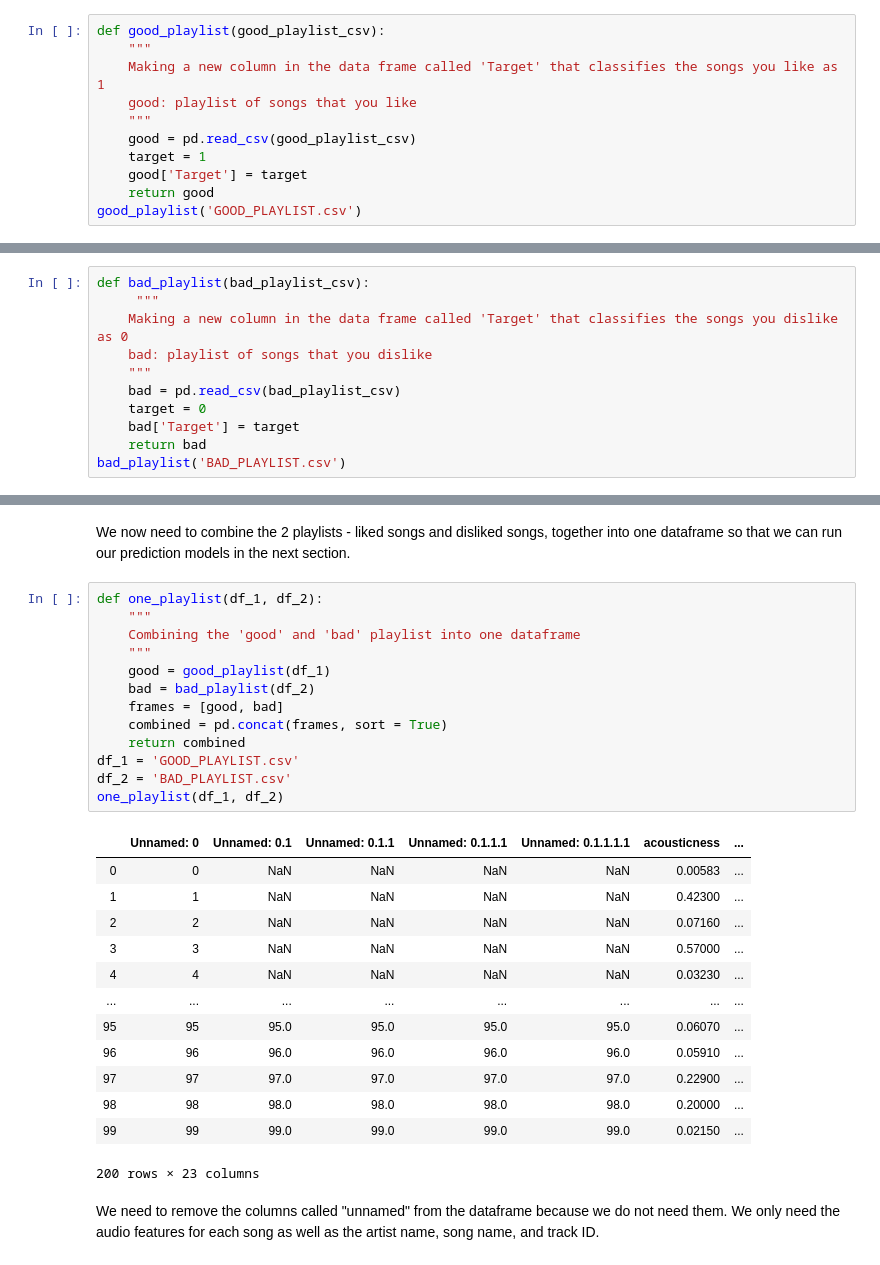
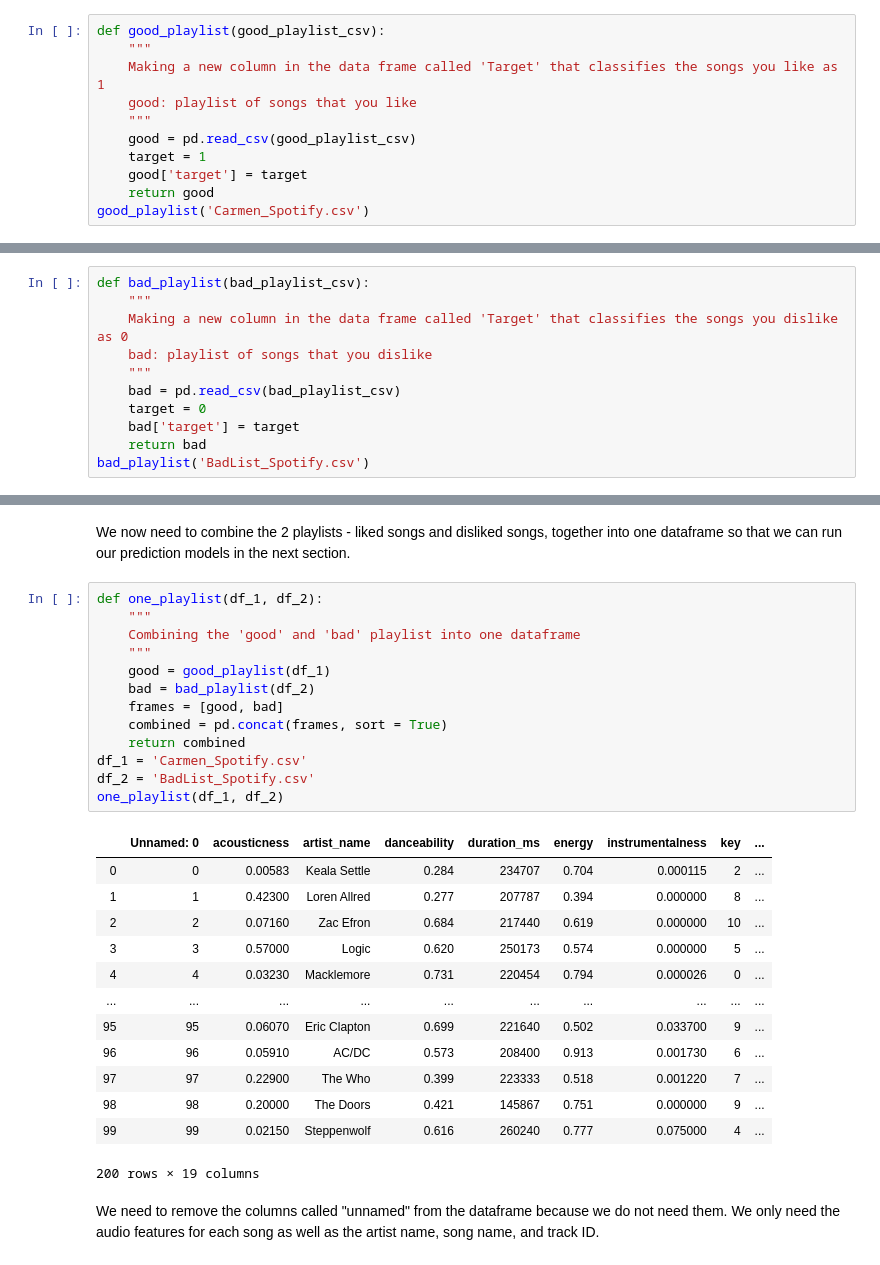
Before and after one commit to btjoajadi/Final_Python_Project, a Jupyter notebook: Spotify_Prediction.ipynb, the cells around one changed output, grey strips where cells are left out. Drawn from its saved outputs; the diff is of its cells as text.

```diff
--- a/Spotify_Prediction.ipynb
+++ b/Spotify_Prediction.ipynb
@@ -126,9 +126,9 @@ def good_playlist(good_playlist_csv):
     """
     good = pd.read_csv(good_playlist_csv)
     target = 1
-    good['Target'] = target
+    good['target'] = target
     return good
-good_playlist('GOOD_PLAYLIST.csv')
+good_playlist('Carmen_Spotify.csv')
 # %% [output]
 |  | Unnamed: 0 | artist_name | track_name | track_id | popularity | danceability | energy | key | loudness | ... |
 | 0 | 0 | Keala Settle | This Is Me | 45aBsnKRWUzhwbcqOJLwfe | 79 | 0.284 | 0.704 | 2 | -7.276 | ... |
@@ -145,13 +145,13 @@ good_playlist('GOOD_PLAYLIST.csv')
 100 rows × 19 columns
 # %%
 def bad_playlist(bad_playlist_csv):
-     """
+    """
     Making a new column in the data frame called 'Target' that classifies the songs you dislike as 0
     bad: playlist of songs that you dislike
     """
     bad = pd.read_csv(bad_playlist_csv)
     target = 0
-    bad['Target'] = target
+    bad['target'] = target
     return bad
-bad_playlist('BAD_PLAYLIST.csv')
+bad_playlist('BadList_Spotify.csv')
 # %% [output]
@@ -222,30 +222,30 @@ We now need to combine the 2 playlists - liked songs and disliked songs, togethe
 # %%
 def one_playlist(df_1, df_2):
     """
     Combining the 'good' and 'bad' playlist into one dataframe
     """
     good = good_playlist(df_1)
     bad = bad_playlist(df_2)
     frames = [good, bad]
     combined = pd.concat(frames, sort = True)
     return combined
-df_1 = 'GOOD_PLAYLIST.csv'
-df_2 = 'BAD_PLAYLIST.csv'
+df_1 = 'Carmen_Spotify.csv'
+df_2 = 'BadList_Spotify.csv'
 one_playlist(df_1, df_2)
 # %% [output]
-|  | Unnamed: 0 | Unnamed: 0.1 | Unnamed: 0.1.1 | Unnamed: 0.1.1.1 | Unnamed: 0.1.1.1.1 | acousticness | ... |
-| 0 | 0 | NaN | NaN | NaN | NaN | 0.00583 | ... |
-| 1 | 1 | NaN | NaN | NaN | NaN | 0.42300 | ... |
-| 2 | 2 | NaN | NaN | NaN | NaN | 0.07160 | ... |
-| 3 | 3 | NaN | NaN | NaN | NaN | 0.57000 | ... |
-| 4 | 4 | NaN | NaN | NaN | NaN | 0.03230 | ... |
-| ... | ... | ... | ... | ... | ... | ... | ... |
-| 95 | 95 | 95.0 | 95.0 | 95.0 | 95.0 | 0.06070 | ... |
-| 96 | 96 | 96.0 | 96.0 | 96.0 | 96.0 | 0.05910 | ... |
-| 97 | 97 | 97.0 | 97.0 | 97.0 | 97.0 | 0.22900 | ... |
-| 98 | 98 | 98.0 | 98.0 | 98.0 | 98.0 | 0.20000 | ... |
-| 99 | 99 | 99.0 | 99.0 | 99.0 | 99.0 | 0.02150 | ... |
+|  | Unnamed: 0 | acousticness | artist_name | danceability | duration_ms | energy | instrumentalness | key | ... |
+| 0 | 0 | 0.00583 | Keala Settle | 0.284 | 234707 | 0.704 | 0.000115 | 2 | ... |
+| 1 | 1 | 0.42300 | Loren Allred | 0.277 | 207787 | 0.394 | 0.000000 | 8 | ... |
+| 2 | 2 | 0.07160 | Zac Efron | 0.684 | 217440 | 0.619 | 0.000000 | 10 | ... |
+| 3 | 3 | 0.57000 | Logic | 0.620 | 250173 | 0.574 | 0.000000 | 5 | ... |
+| 4 | 4 | 0.03230 | Macklemore | 0.731 | 220454 | 0.794 | 0.000026 | 0 | ... |
+| ... | ... | ... | ... | ... | ... | ... | ... | ... | ... |
+| 95 | 95 | 0.06070 | Eric Clapton | 0.699 | 221640 | 0.502 | 0.033700 | 9 | ... |
+| 96 | 96 | 0.05910 | AC/DC | 0.573 | 208400 | 0.913 | 0.001730 | 6 | ... |
+| 97 | 97 | 0.22900 | The Who | 0.399 | 223333 | 0.518 | 0.001220 | 7 | ... |
+| 98 | 98 | 0.20000 | The Doors | 0.421 | 145867 | 0.751 | 0.000000 | 9 | ... |
+| 99 | 99 | 0.02150 | Steppenwolf | 0.616 | 260240 | 0.777 | 0.075000 | 4 | ... |
-200 rows × 23 columns
+200 rows × 19 columns
 # %% [markdown]
 We need to remove the columns called "unnamed" from the dataframe because we do not need them. We only need the audio features for each song as well as the artist name, song name, and track ID.
 # %%
```
Also changed, not shown: parts of 11 cells of this notebook.
